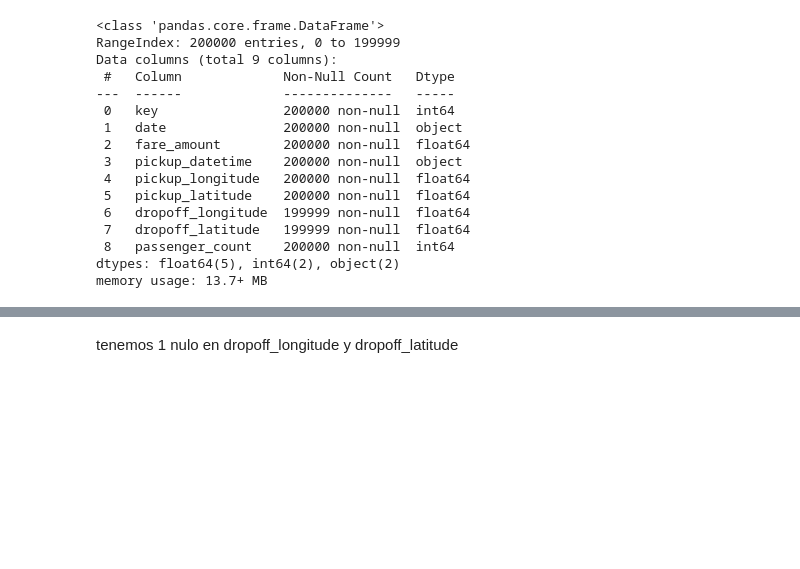
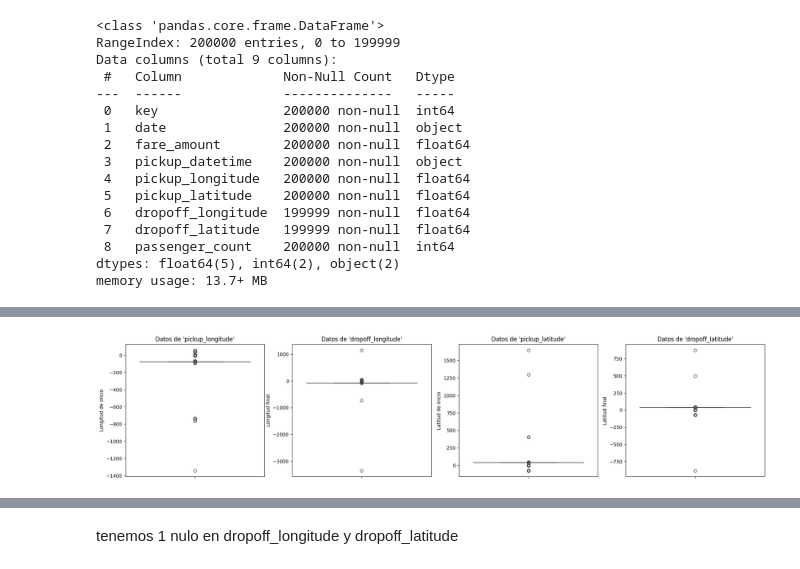
Before and after one commit to CaterinaMartinezD/AA1-TUIA-2025C1-Casado-MartinezDufour, a Jupyter notebook: TP-Regresion-AA1-2025C1.ipynb, the cells around one changed output, grey strips where cells are left out. Drawn from its saved outputs; the diff is of its cells as text; code cells hidden in the pictures; blank space fills up the shorter version.

Commit message:
Analisis de datos

```diff
--- a/TP-Regresion-AA1-2025C1.ipynb
+++ b/TP-Regresion-AA1-2025C1.ipynb
@@ -93,0 +170,26 @@ plt.show()
+# %%
+plt.figure(figsize=(24,5))
+
+plt.subplot(1, 4, 1)
+plt.title("Datos de 'pickup_longitude'")
+sns.boxplot(df['pickup_longitude'])
+plt.ylabel('Longitud de inicio')
+
+plt.subplot(1, 4, 2)
+plt.title("Datos de 'dropoff_longitude'")
+sns.boxplot(df['dropoff_longitude'])
+plt.ylabel('Longitud final')
+
+plt.subplot(1, 4, 3)
+plt.title("Datos de 'pickup_latitude'")
+sns.boxplot(df['pickup_latitude'])
+plt.ylabel('Latitud de inicio')
+
+plt.subplot(1, 4, 4)
+plt.title("Datos de 'dropoff_latitude'")
+sns.boxplot(df['dropoff_latitude'])
+plt.ylabel('Latitud final')
+
+plt.show()
+# %% [output]
+[figure, added]
```
Also changed, not shown: parts of 18 cells of this notebook.
